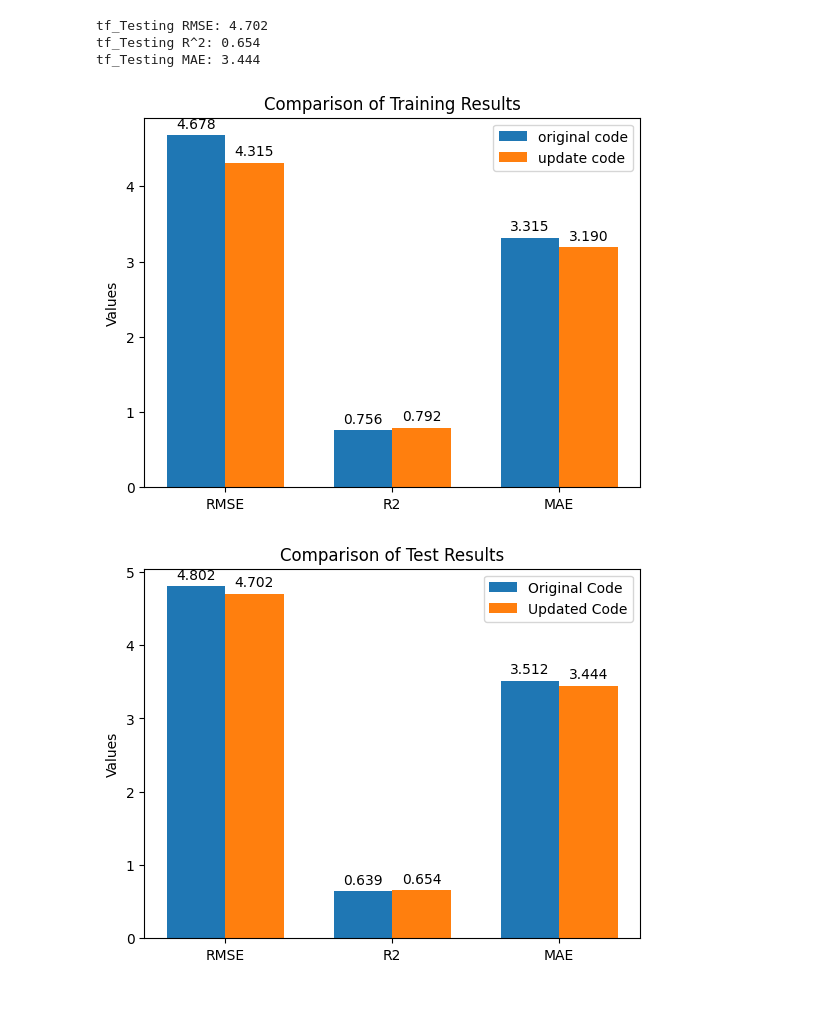
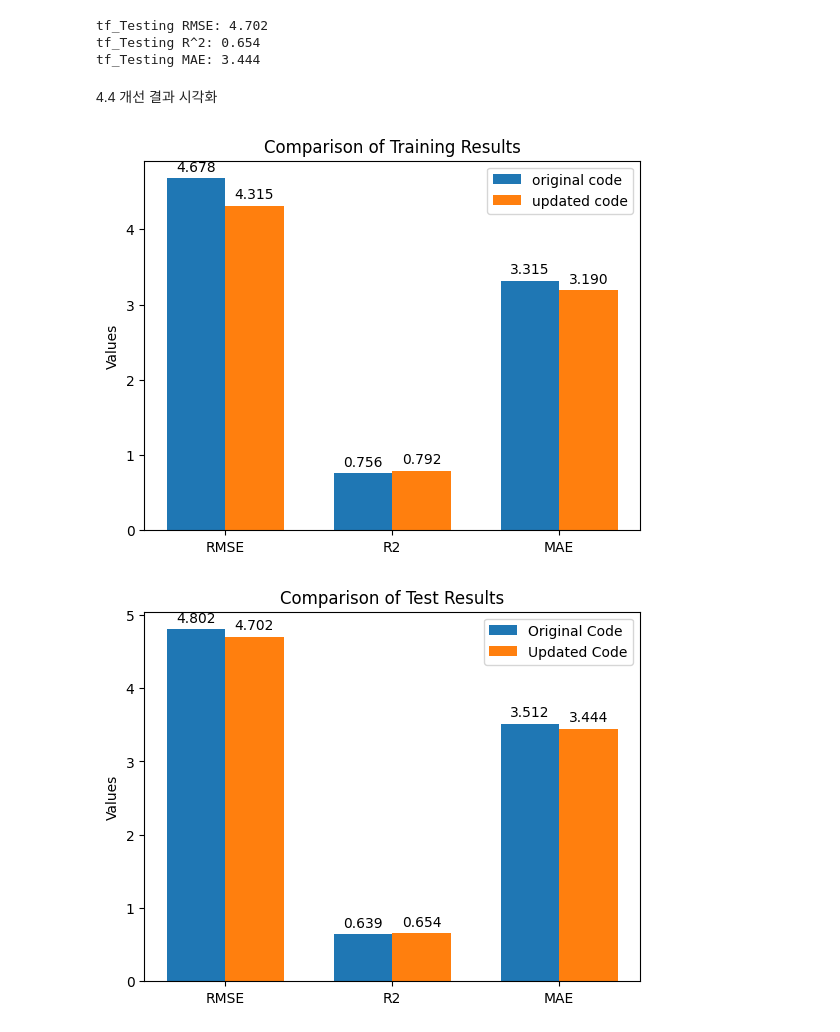
Before and after one commit to STW5/Machine-Learning, a Jupyter notebook: [기계학습]_20191513_서태웅_기말과제_대체.ipynb, the cells around one changed output. Drawn from its saved outputs; the diff is of its cells as text; code cells hidden in the pictures; blank space fills up the shorter version.

```diff
--- a/[기계학습]_20191513_서태웅_기말과제_대체.ipynb
+++ b/[기계학습]_20191513_서태웅_기말과제_대체.ipynb
@@ -352,6 +358,8 @@ print('tf_Testing MAE: {:.3f}'.format(tf_mae_test))
 tf_Testing RMSE: 4.702
 tf_Testing R^2: 0.654
 tf_Testing MAE: 3.444
+# %% [markdown]
+4.4 개선 결과 시각화
 # %%
 code1_rmse = np.sqrt(mean_squared_error(y_train, y_train_pred))
 code1_r2 = r2_score(y_train, y_train_pred)
@@ -364,35 +372,35 @@ code2_mae = tf_mae_train
 labels = ['RMSE', 'R2', 'MAE']
 code1_values = [code1_rmse, code1_r2, code1_mae]
 code2_values = [code2_rmse, code2_r2, code2_mae]
 
 x = np.arange(len(labels))
 width = 0.35
 
 fig, ax = plt.subplots()
 rects1 = ax.bar(x - width/2, code1_values, width, label='original code')
-rects2 = ax.bar(x + width/2, code2_values, width, label='update code')
+rects2 = ax.bar(x + width/2, code2_values, width, label='updated code')
 
 ax.set_ylabel('Values')
 ax.set_title('Comparison of Training Results')
 ax.set_xticks(x)
 ax.set_xticklabels(labels)
 ax.legend()
 
 def autolabel(rects):
     for rect in rects:
         height = rect.get_height()
         ax.annotate('{:.3f}'.format(height),
                     xy=(rect.get_x() + rect.get_width() / 2, height),
                     xytext=(0, 3),
                     textcoords="offset points",
                     ha='center', va='bottom')
 
 autolabel(rects1)
 autolabel(rects2)
 
 plt.show()
 # %% [output]
-[figure, old version]
+[figure, new version]
 # %%
 code1_rmse_test = np.sqrt(mean_squared_error(y_test, y_test_pred))
 code1_r2_test = r2_score(y_test, y_test_pred)
```
Also changed, not shown: parts of 3 cells of this notebook.
